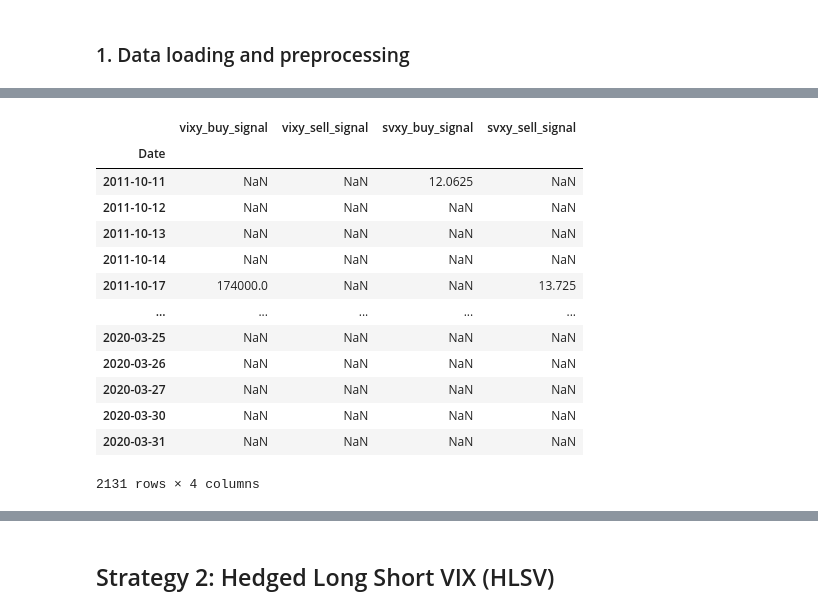
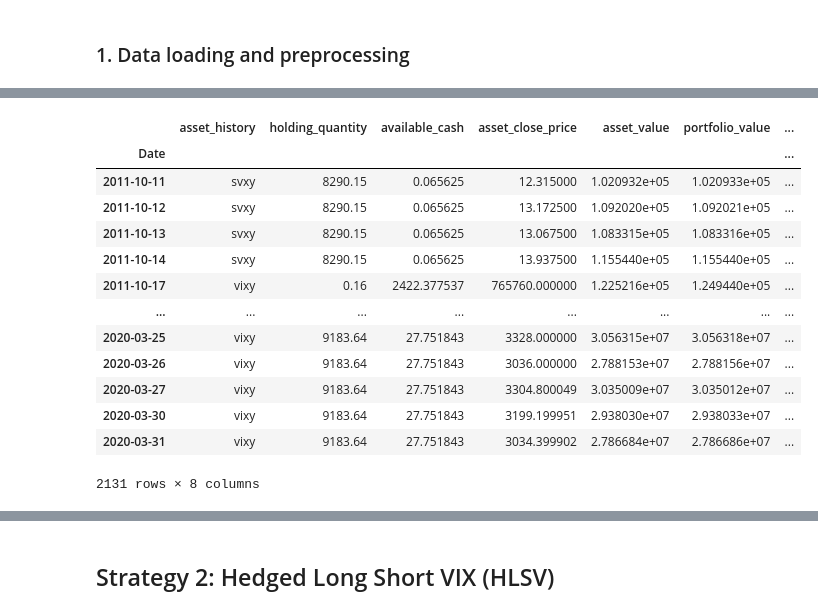
Before and after one commit to peterchettiar/trading-volatility, a Jupyter notebook: trading_vol_strat_research.ipynb, the cells around one changed output, grey strips where cells are left out. Saved outputs shown, nothing was run; the diff lists cells and outputs as text; code cells hidden in the pictures.

Commit message:
UPD: LSV Strategy Final

```diff
--- a/trading_vol_strat_research.ipynb
+++ b/trading_vol_strat_research.ipynb
@@ -90,20 +132,21 @@ vol_trader.data
 # %%
-vol_trader._lsv_signals(long_vix_asset="VIXY",
+vol_trader.lsv_strategy(intial_capital=100000,
+                        long_vix_asset="VIXY",
                         short_vix_asset="SVXY",
                         future_index_ticker="VX",
                         spot_index_ticker="^VIX")
 # %% [output]
-|  | vixy_buy_signal | vixy_sell_signal | svxy_buy_signal | svxy_sell_signal |
-| Date |  |  |  |  |
-| 2011-10-11 | NaN | NaN | 12.0625 | NaN |
-| 2011-10-12 | NaN | NaN | NaN | NaN |
-| 2011-10-13 | NaN | NaN | NaN | NaN |
-| 2011-10-14 | NaN | NaN | NaN | NaN |
-| 2011-10-17 | 174000.0 | NaN | NaN | 13.725 |
-| ... | ... | ... | ... | ... |
-| 2020-03-25 | NaN | NaN | NaN | NaN |
-| 2020-03-26 | NaN | NaN | NaN | NaN |
-| 2020-03-27 | NaN | NaN | NaN | NaN |
-| 2020-03-30 | NaN | NaN | NaN | NaN |
-| 2020-03-31 | NaN | NaN | NaN | NaN |
+|  | asset_history | holding_quantity | available_cash | asset_close_price | asset_value | portfolio_value | ... |
+| Date |  |  |  |  |  |  | ... |
+| 2011-10-11 | svxy | 8290.15 | 0.065625 | 12.315000 | 1.020932e+05 | 1.020933e+05 | ... |
+| 2011-10-12 | svxy | 8290.15 | 0.065625 | 13.172500 | 1.092020e+05 | 1.092021e+05 | ... |
+| 2011-10-13 | svxy | 8290.15 | 0.065625 | 13.067500 | 1.083315e+05 | 1.083316e+05 | ... |
+| 2011-10-14 | svxy | 8290.15 | 0.065625 | 13.937500 | 1.155440e+05 | 1.155440e+05 | ... |
+| 2011-10-17 | vixy | 0.16 | 2422.377537 | 765760.000000 | 1.225216e+05 | 1.249440e+05 | ... |
+| ... | ... | ... | ... | ... | ... | ... | ... |
+| 2020-03-25 | vixy | 9183.64 | 27.751843 | 3328.000000 | 3.056315e+07 | 3.056318e+07 | ... |
+| 2020-03-26 | vixy | 9183.64 | 27.751843 | 3036.000000 | 2.788153e+07 | 2.788156e+07 | ... |
+| 2020-03-27 | vixy | 9183.64 | 27.751843 | 3304.800049 | 3.035009e+07 | 3.035012e+07 | ... |
+| 2020-03-30 | vixy | 9183.64 | 27.751843 | 3199.199951 | 2.938030e+07 | 2.938033e+07 | ... |
+| 2020-03-31 | vixy | 9183.64 | 27.751843 | 3034.399902 | 2.786684e+07 | 2.786686e+07 | ... |
-2131 rows × 4 columns
+2131 rows × 8 columns
```
Also changed, not shown: parts of 15 cells of this notebook, 1 other file.
